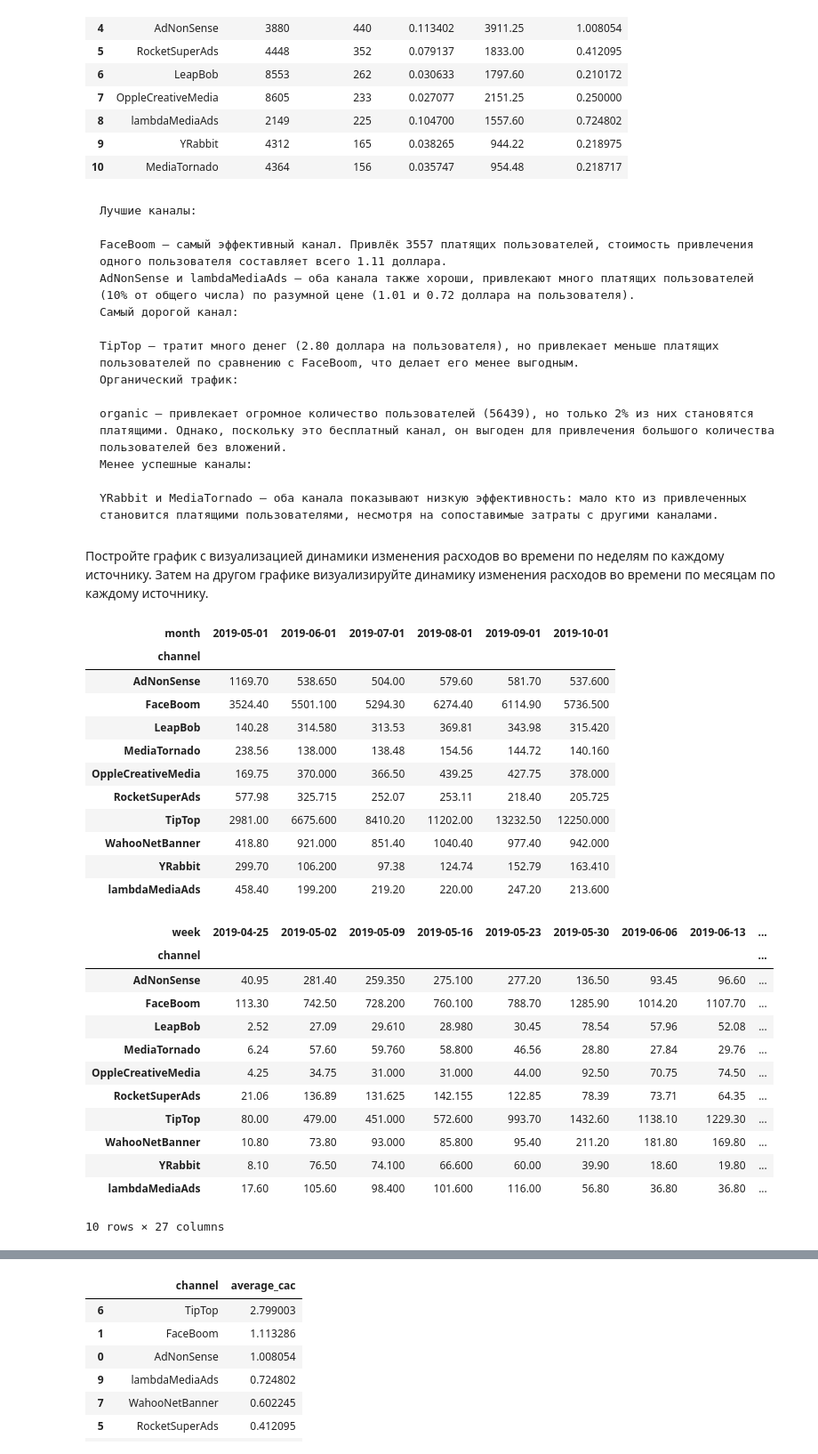
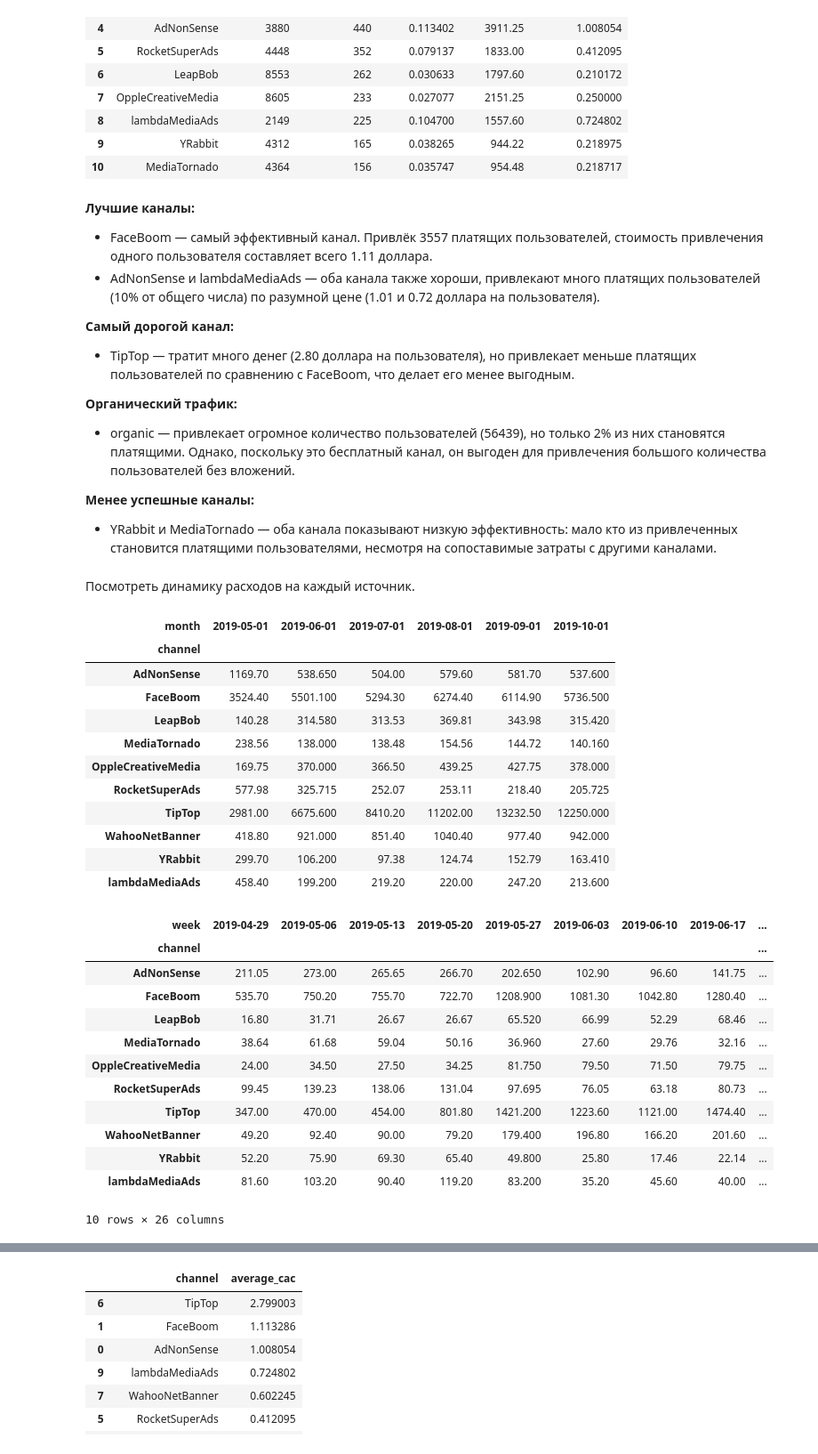
Before and after one commit to yuri-vavilin/portfolio, a Jupyter notebook: roi_research/roi_research.ipynb, the cells around one changed output, grey strips where cells are left out. Shown at 89% size. Cells and saved outputs as stored; diff of their text form; code cells hidden in the pictures.

```diff
--- a/roi_research/roi_research.ipynb
+++ b/roi_research/roi_research.ipynb
@@ -92,12 +38,12 @@ import seaborn as sns
 
 
 # Загрузка и чтение файлов
-sessions = pd.read_csv('/datasets/visits_info_short.csv')
-orders = pd.read_csv('/datasets/orders_info_short.csv')
-costs = pd.read_csv('/datasets/costs_info_short.csv')
+sessions = pd.read_csv('https://code.s3.yandex.net/datasets/visits_info_short.csv')
+orders = pd.read_csv('https://code.s3.yandex.net/datasets/orders_info_short.csv')
+costs = pd.read_csv('https://code.s3.yandex.net/datasets/costs_info_short.csv')
 
 # Проверка первых строк каждого датасета для оценки структуры данных
-#display(visits.head(), orders.head(), costs.head())
+#display(sessions.head(), orders.head(), costs.head())
 
 # Проверка на наличие пропусков в данных
 missing_values = {
@@ -889,55 +889,55 @@ display(users_by_channel)
 | 9 | YRabbit | 4312 | 165 | 0.038265 | 944.22 | 0.218975 |
 | 10 | MediaTornado | 4364 | 156 | 0.035747 | 954.48 | 0.218717 |
 # %% [markdown]
-    Лучшие каналы:
+**Лучшие каналы:**
 
-    FaceBoom — самый эффективный канал. Привлёк 3557 платящих пользователей, стоимость привлечения одного пользователя составляет всего 1.11 доллара.
-    AdNonSense и lambdaMediaAds — оба канала также хороши, привлекают много платящих пользователей (10% от общего числа) по разумной цене (1.01 и 0.72 доллара на пользователя).
-    Самый дорогой канал:
+- FaceBoom — самый эффективный канал. Привлёк 3557 платящих пользователей, стоимость привлечения одного пользователя составляет всего 1.11 доллара.
+- AdNonSense и lambdaMediaAds — оба канала также хороши, привлекают много платящих пользователей (10% от общего числа) по разумной цене (1.01 и 0.72 доллара на пользователя).
 
-    TipTop — тратит много денег (2.80 доллара на пользователя), но привлекает меньше платящих пользователей по сравнению с FaceBoom, что делает его менее выгодным.
-    Органический трафик:
+**Самый дорогой канал:**
+- TipTop — тратит много денег (2.80 доллара на пользователя), но привлекает меньше платящих пользователей по сравнению с FaceBoom, что делает его менее выгодным.
 
-    organic — привлекает огромное количество пользователей (56439), но только 2% из них становятся платящими. Однако, поскольку это бесплатный канал, он выгоден для привлечения большого количества пользователей без вложений.
-    Менее успешные каналы:
+**Органический трафик:**
+- organic — привлекает огромное количество пользователей (56439), но только 2% из них становятся платящими. Однако, поскольку это бесплатный канал, он выгоден для привлечения большого количества пользователей без вложений.
 
-    YRabbit и MediaTornado — оба канала показывают низкую эффективность: мало кто из привлеченных становится платящими пользователями, несмотря на сопоставимые затраты с другими каналами.
+**Менее успешные каналы:**
+- YRabbit и MediaTornado — оба канала показывают низкую эффективность: мало кто из привлеченных становится платящими пользователями, несмотря на сопоставимые затраты с другими каналами.
-# %% [markdown]
-Постройте график с визуализацией динамики изменения расходов во времени по неделям по каждому источнику. Затем на другом графике визуализируйте динамику изменения расходов во времени по месяцам по каждому источнику.
+# %% [markdown]
+Посмотреть динамику расходов на каждый источник.
 # %%
 #группируем расходы на неделям и по месяцам в разбивке источников
-costs['month'] = costs['dt'].astype('datetime64[M]')
+costs['month'] = costs['dt'].dt.to_period('M').dt.to_timestamp()
 cost_pivot_month = costs.pivot_table(index='channel',columns = 'month', values='costs',aggfunc='sum')
 
-costs['week'] = costs['dt'].astype('datetime64[W]')
+costs['week'] = costs['dt'].dt.to_period('W').dt.to_timestamp()
 
 cost_pivot_week = costs.pivot_table(index='channel',columns = 'week', values='costs',aggfunc='sum')
 
 display(cost_pivot_month)
 display(cost_pivot_week)
 # %% [output]
 | month | 2019-05-01 | 2019-06-01 | 2019-07-01 | 2019-08-01 | 2019-09-01 | 2019-10-01 |
 | channel |  |  |  |  |  |  |
 | AdNonSense | 1169.70 | 538.650 | 504.00 | 579.60 | 581.70 | 537.600 |
 | FaceBoom | 3524.40 | 5501.100 | 5294.30 | 6274.40 | 6114.90 | 5736.500 |
 | LeapBob | 140.28 | 314.580 | 313.53 | 369.81 | 343.98 | 315.420 |
 | MediaTornado | 238.56 | 138.000 | 138.48 | 154.56 | 144.72 | 140.160 |
 | OppleCreativeMedia | 169.75 | 370.000 | 366.50 | 439.25 | 427.75 | 378.000 |
 | RocketSuperAds | 577.98 | 325.715 | 252.07 | 253.11 | 218.40 | 205.725 |
 | TipTop | 2981.00 | 6675.600 | 8410.20 | 11202.00 | 13232.50 | 12250.000 |
 | WahooNetBanner | 418.80 | 921.000 | 851.40 | 1040.40 | 977.40 | 942.000 |
 | YRabbit | 299.70 | 106.200 | 97.38 | 124.74 | 152.79 | 163.410 |
 | lambdaMediaAds | 458.40 | 199.200 | 219.20 | 220.00 | 247.20 | 213.600 |
-| week | 2019-04-25 | 2019-05-02 | 2019-05-09 | 2019-05-16 | 2019-05-23 | 2019-05-30 | 2019-06-06 | 2019-06-13 | ... |
+| week | 2019-04-29 | 2019-05-06 | 2019-05-13 | 2019-05-20 | 2019-05-27 | 2019-06-03 | 2019-06-10 | 2019-06-17 | ... |
 | channel |  |  |  |  |  |  |  |  | ... |
-| AdNonSense | 40.95 | 281.40 | 259.350 | 275.100 | 277.20 | 136.50 | 93.45 | 96.60 | ... |
-| FaceBoom | 113.30 | 742.50 | 728.200 | 760.100 | 788.70 | 1285.90 | 1014.20 | 1107.70 | ... |
-| LeapBob | 2.52 | 27.09 | 29.610 | 28.980 | 30.45 | 78.54 | 57.96 | 52.08 | ... |
-| MediaTornado | 6.24 | 57.60 | 59.760 | 58.800 | 46.56 | 28.80 | 27.84 | 29.76 | ... |
-| OppleCreativeMedia | 4.25 | 34.75 | 31.000 | 31.000 | 44.00 | 92.50 | 70.75 | 74.50 | ... |
-| RocketSuperAds | 21.06 | 136.89 | 131.625 | 142.155 | 122.85 | 78.39 | 73.71 | 64.35 | ... |
-| TipTop | 80.00 | 479.00 | 451.000 | 572.600 | 993.70 | 1432.60 | 1138.10 | 1229.30 | ... |
-| WahooNetBanner | 10.80 | 73.80 | 93.000 | 85.800 | 95.40 | 211.20 | 181.80 | 169.80 | ... |
-| YRabbit | 8.10 | 76.50 | 74.100 | 66.600 | 60.00 | 39.90 | 18.60 | 19.80 | ... |
-| lambdaMediaAds | 17.60 | 105.60 | 98.400 | 101.600 | 116.00 | 56.80 | 36.80 | 36.80 | ... |
+| AdNonSense | 211.05 | 273.00 | 265.65 | 266.70 | 202.650 | 102.90 | 96.60 | 141.75 | ... |
+| FaceBoom | 535.70 | 750.20 | 755.70 | 722.70 | 1208.900 | 1081.30 | 1042.80 | 1280.40 | ... |
+| LeapBob | 16.80 | 31.71 | 26.67 | 26.67 | 65.520 | 66.99 | 52.29 | 68.46 | ... |
+| MediaTornado | 38.64 | 61.68 | 59.04 | 50.16 | 36.960 | 27.60 | 29.76 | 32.16 | ... |
+| OppleCreativeMedia | 24.00 | 34.50 | 27.50 | 34.25 | 81.750 | 79.50 | 71.50 | 79.75 | ... |
+| RocketSuperAds | 99.45 | 139.23 | 138.06 | 131.04 | 97.695 | 76.05 | 63.18 | 80.73 | ... |
+| TipTop | 347.00 | 470.00 | 454.00 | 801.80 | 1421.200 | 1223.60 | 1121.00 | 1474.40 | ... |
+| WahooNetBanner | 49.20 | 92.40 | 90.00 | 79.20 | 179.400 | 196.80 | 166.20 | 201.60 | ... |
+| YRabbit | 52.20 | 75.90 | 69.30 | 65.40 | 49.800 | 25.80 | 17.46 | 22.14 | ... |
+| lambdaMediaAds | 81.60 | 103.20 | 90.40 | 119.20 | 83.200 | 35.20 | 45.60 | 40.00 | ... |
-10 rows × 27 columns
+10 rows × 26 columns
```
Also changed, not shown: parts of 87 cells of this notebook, 5 other files.
